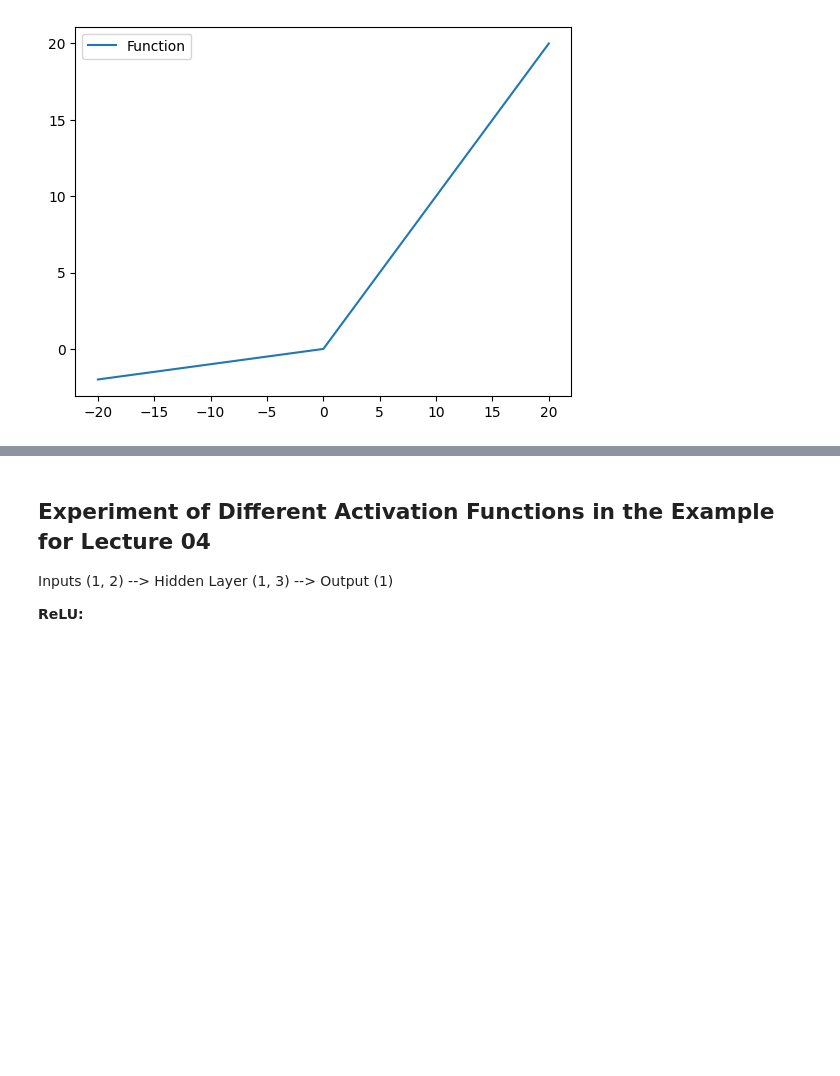
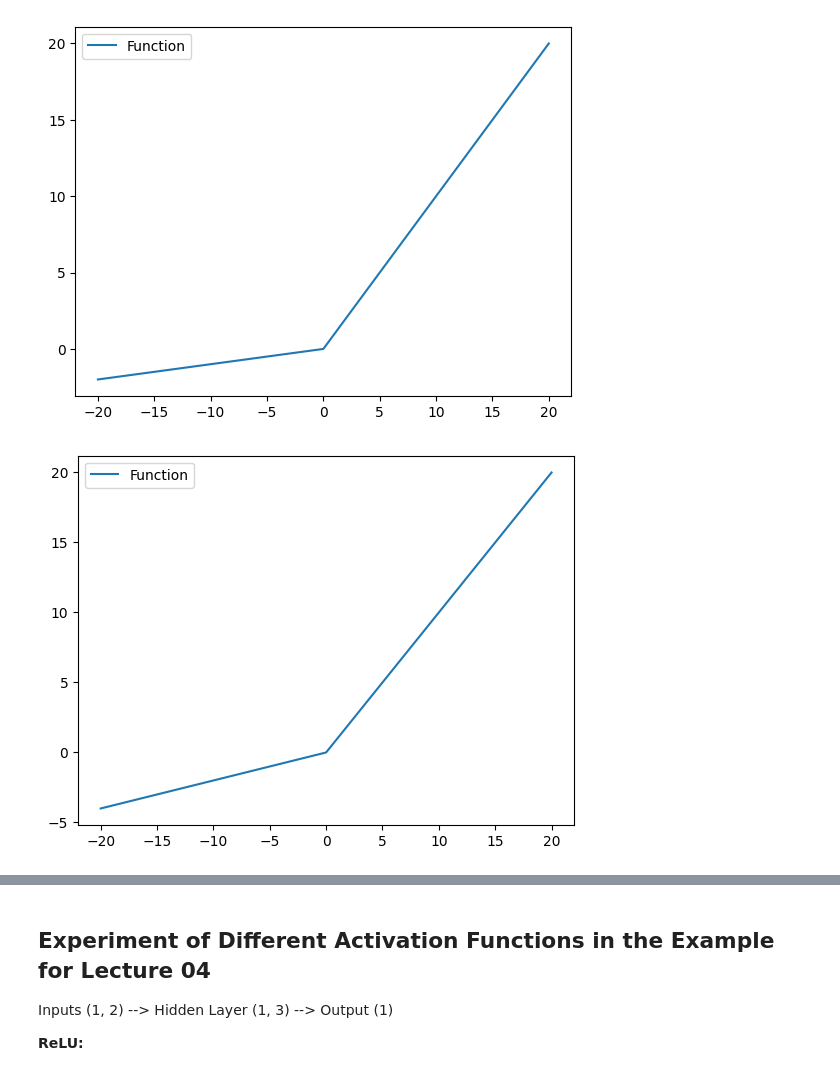
Before and after one commit to Lhahn01/activation-functions-lh, a Jupyter notebook: Activation Functions.ipynb, the cells around one changed output, grey strips where cells are left out. Cells and saved outputs as stored; diff of their text form; code cells hidden in the pictures; blank space fills up the shorter version.

```diff
--- a/Activation Functions.ipynb
+++ b/Activation Functions.ipynb
@@ -135,3 +185,19 @@ plt.legend(loc="upper left")
 plt.show()
 # %% [output]
 [figure]
+# %%
+# Computing function of PReLU: Otherwise, it is PReLU with a learnable parameter
+a = 0.2
+x = np.linspace(-20, 20, 1000)
+y = []
+for curr_x in x:
+    if curr_x < 0:
+        y.append(a * curr_x)
+    else:
+        y.append(curr_x)
+
+plt.plot(x,y, label='Function')
+plt.legend(loc="upper left")
+plt.show()
+# %% [output]
+[figure, added]
```
Also changed, not shown: parts of 20 cells of this notebook.
